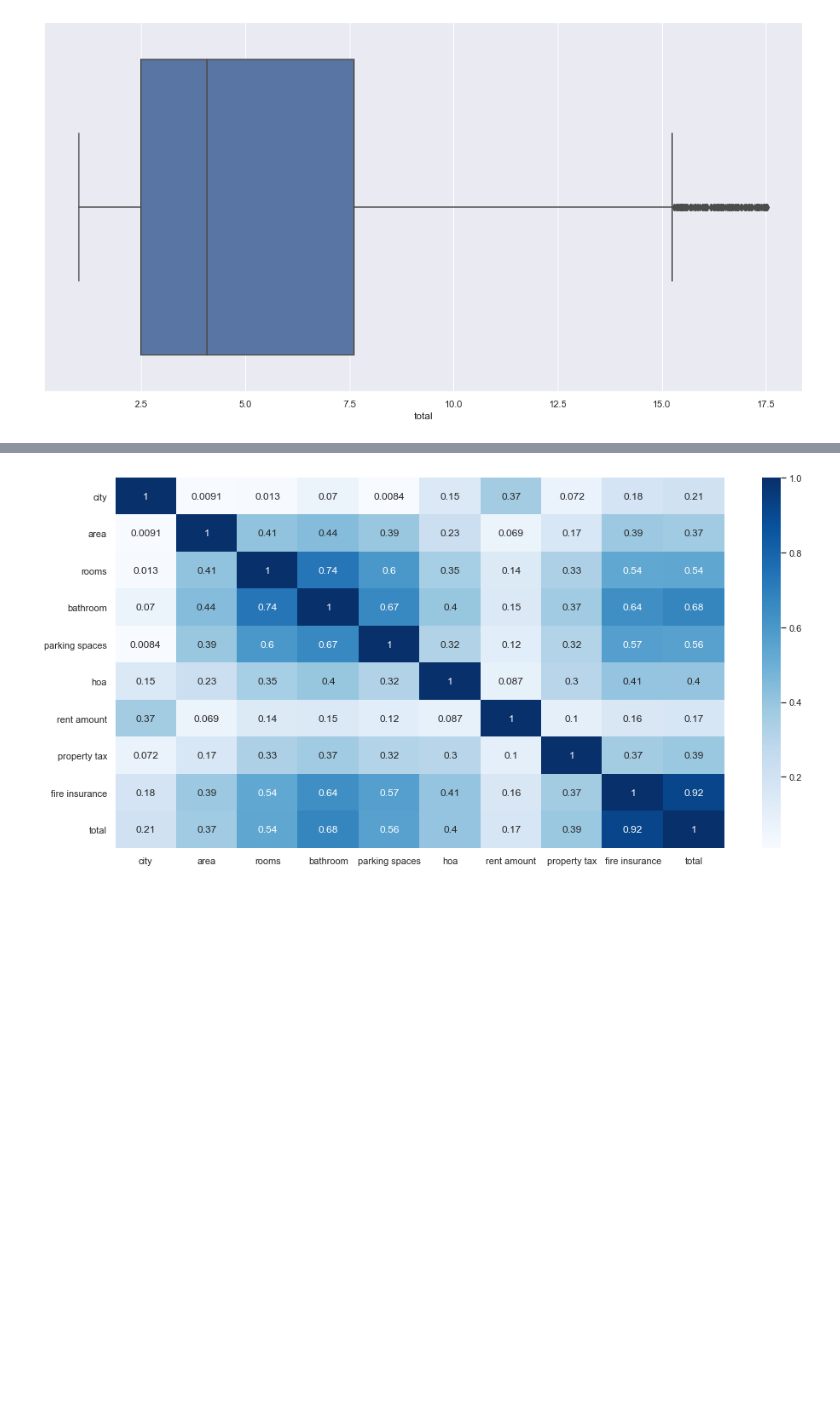
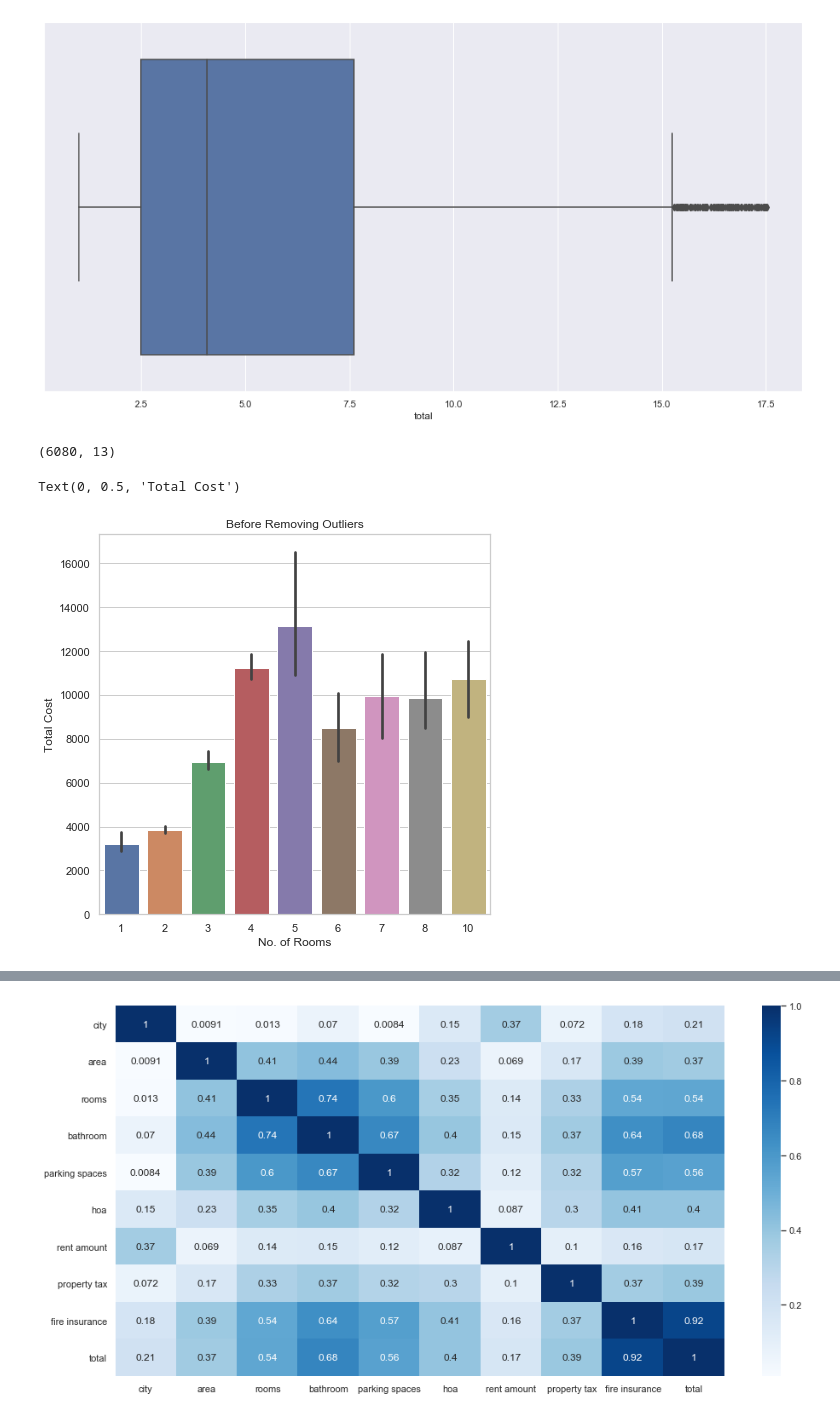
Before and after one commit to aksesss/Methods-of-Machine-Learning, a Jupyter notebook: rk/RK1.ipynb, the cells around one changed output, grey strips where cells are left out. Cells and saved outputs as stored; diff of their text form; code cells hidden in the pictures; blank space fills up the shorter version.

```diff
--- a/rk/RK1.ipynb
+++ b/rk/RK1.ipynb
@@ -89,0 +94,14 @@ df["total"] = pd.to_numeric(df["total"].apply(money_to_num))
+# %%
+def remove_dollor(x):
+    a =  x[2:] #removes first two chr
+    result = ""
+    for i in a:
+        if i.isdigit() is True:
+            result = result + i
+    return result #returns only digits (excludes special character)
+# %%
+df["hoa"] = pd.to_numeric(df["hoa"].apply(remove_dollor), errors= "ignore")
+df["rent amount"] = pd.to_numeric(df["rent amount"].apply(remove_dollor), errors= "ignore")
+df["property tax"] = pd.to_numeric(df["property tax"].apply(remove_dollor), errors= "ignore")
+df["fire insurance"] = pd.to_numeric(df["fire insurance"].apply(remove_dollor), errors= "ignore")
+df["total"] = pd.to_numeric(df["total"].apply(remove_dollor), errors= "ignore")
@@ -107,7 +127,7 @@ dtype: int64
 # %% [markdown]
 Заполним пропуски нулями
 # %%
-df.fillna(0, inplace=True)
+df.fillna(-1, inplace=True)
 # %%
 df.isna().sum().sum()
 # %% [output]
@@ -169,3 +189,18 @@ sns.boxplot(df_m["total"])
 # %% [output]
 <matplotlib.axes._subplots.AxesSubplot at 0x...>
 [figure]
+# %%
+df.shape
+# %% [output]
+(6080, 13)
+# %%
+#Before Removing Outliers
+plt.figure(figsize = (7,7))
+sns.set(style = "whitegrid")
+f = sns.barplot(x = "rooms", y = "total", data = df)
+f.set_title("Before Removing Outliers")
+f.set_xlabel("No. of Rooms")
+f.set_ylabel("Total Cost")
+# %% [output]
+Text(0, 0.5, 'Total Cost')
+[figure, added]
```
Also changed, not shown: parts of 14 cells of this notebook.
